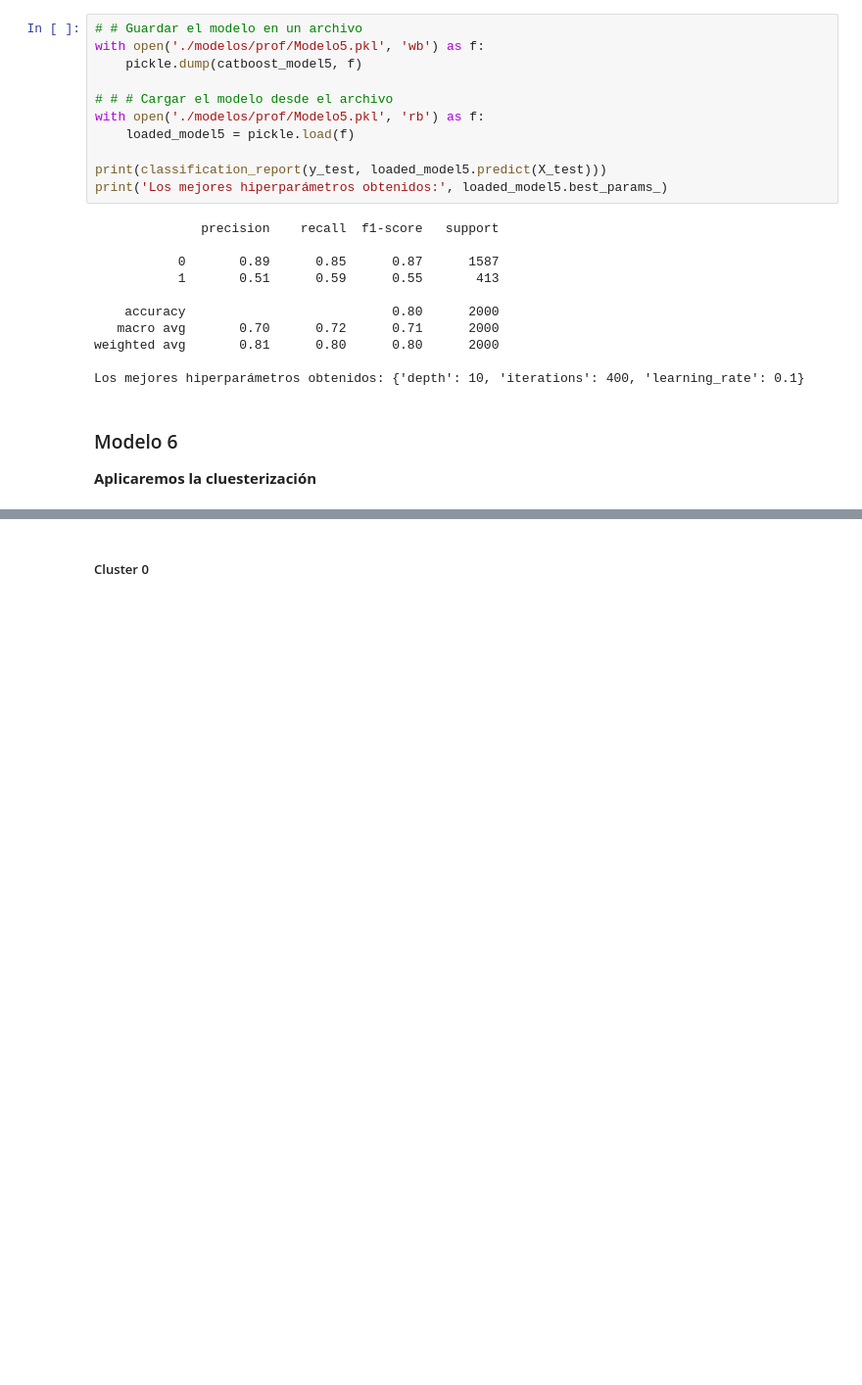
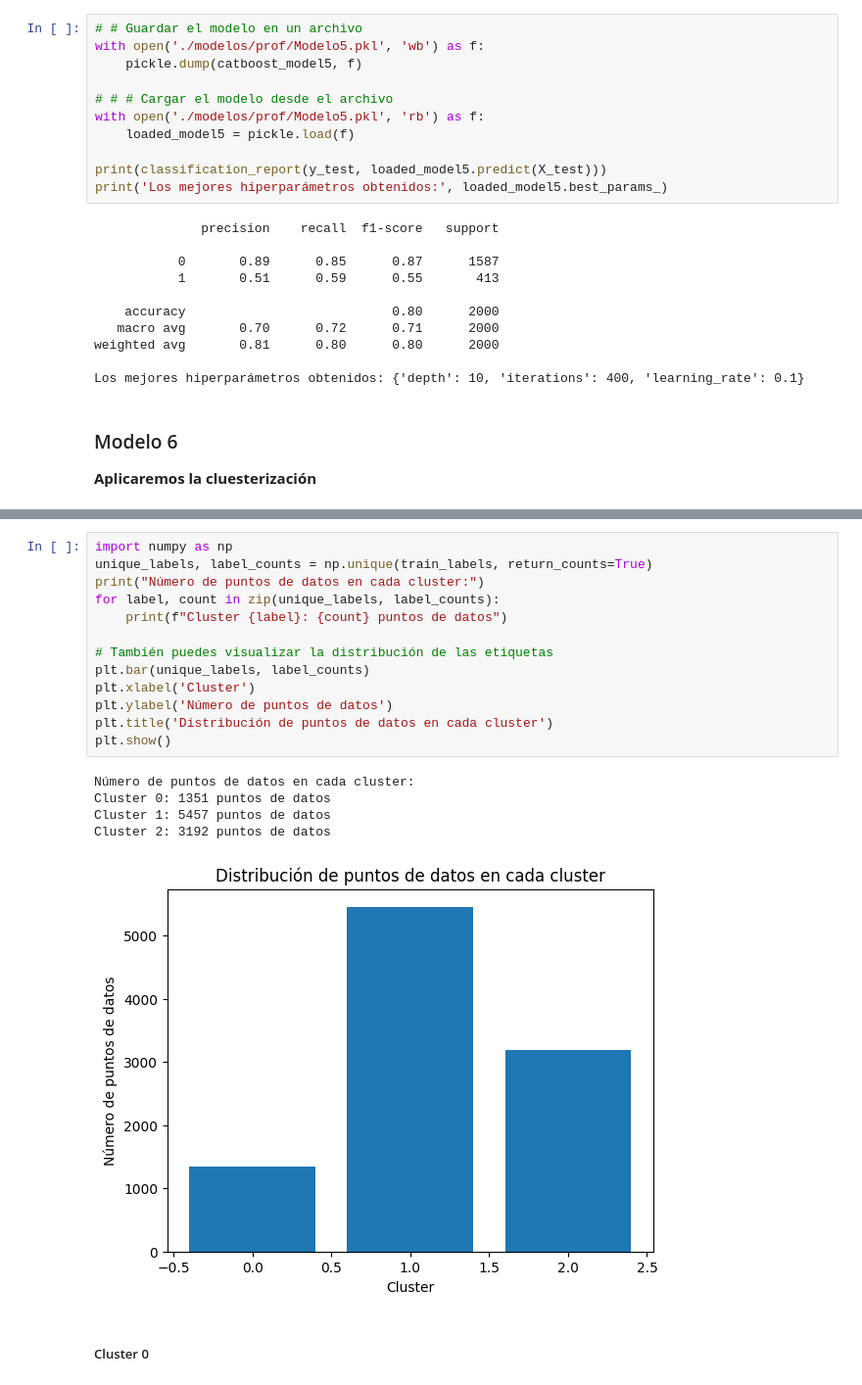
Before and after one commit to solfontan/PrediccionesDeRetencionDeClientes---2024, a Jupyter notebook: scr/MachineLearning.ipynb, the cells around one changed output, grey strips where cells are left out. Shown: that part at 98% size. Cells and saved outputs as stored; diff of their text form; blank space fills up the shorter version.

```diff
--- a/scr/MachineLearning.ipynb
+++ b/scr/MachineLearning.ipynb
@@ -681,5 +681,24 @@ for cluster_num in range(n_clusters):
     # Almacenar el DataFrame del cluster actual en el diccionario
     dict_cluster_dfs[cluster_num] = df_current_cluster
+# %%
+import numpy as np
+unique_labels, label_counts = np.unique(train_labels, return_counts=True)
+print("Número de puntos de datos en cada cluster:")
+for label, count in zip(unique_labels, label_counts):
+    print(f"Cluster {label}: {count} puntos de datos")
+
+# También puedes visualizar la distribución de las etiquetas
+plt.bar(unique_labels, label_counts)
+plt.xlabel('Cluster')
+plt.ylabel('Número de puntos de datos')
+plt.title('Distribución de puntos de datos en cada cluster')
+plt.show()
+# %% [output]
+Número de puntos de datos en cada cluster:
+Cluster 0: 1351 puntos de datos
+Cluster 1: 5457 puntos de datos
+Cluster 2: 3192 puntos de datos
+[figure, added]
 # %% [markdown]
 ##### Cluster 0
 # %%
```
Also changed, not shown: parts of 18 cells of this notebook.
